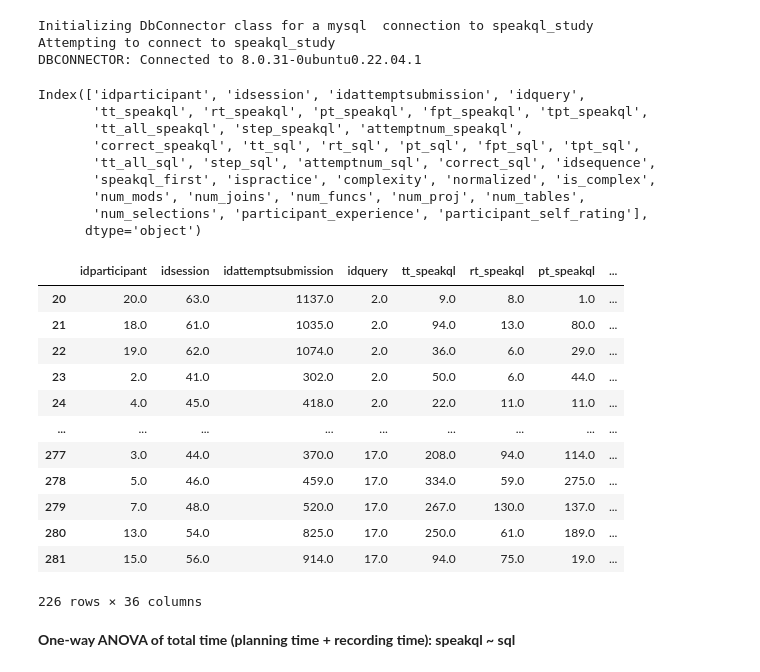
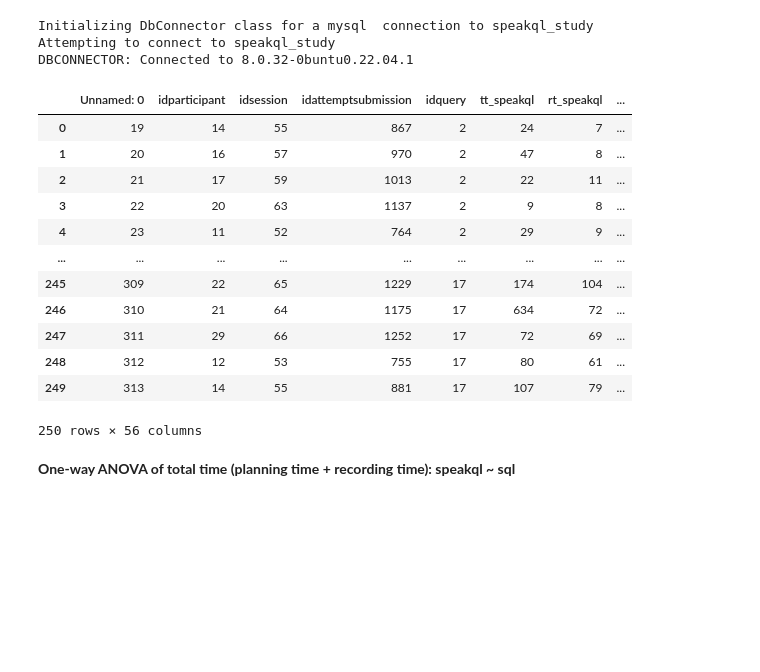
Before and after one commit to KyleLuoma/speakql-user-study-analysis, a Jupyter notebook: Anova and MLR.ipynb, the cells around one changed output. Cells and saved outputs as stored; diff of their text form; code cells hidden in the pictures; blank space fills up the shorter version.

```diff
--- a/Anova and MLR.ipynb
+++ b/Anova and MLR.ipynb
@@ -6,40 +6,42 @@ import scipy.stats as stats
 import statsmodels.api as sm
 import seaborn as sns
 from statsmodels.formula.api import ols
-db = lib.db_connector.DbConnector(db_name = 'speakql_study', verbose = False)
+
+#Set to true if database connection is not available
+local = True
+
+if not local:
+    db = lib.db_connector.DbConnector(db_name = 'speakql_study', verbose = False)
 # %% [output]
 Initializing DbConnector class for a mysql  connection to speakql_study
 Attempting to connect to speakql_study
-DBCONNECTOR: Connected to 8.0.31-0ubuntu0.22.04.1
+DBCONNECTOR: Connected to 8.0.32-0buntu0.22.04.1
 # %%
-query = open("./queries/get_all_correct_queries.sql").read()
-correct_answers = db.do_single_select_query_into_dataframe(query)
-correct_answers = correct_answers.where(correct_answers.ispractice == 0).dropna(how = 'all')
-print(correct_answers.columns)
+if not local:
+    query = open("./queries/get_all_correct_queries.sql").read()
+    correct_answers = db.do_single_select_query_into_dataframe(query)
+    correct_answers = correct_answers.where(correct_answers.ispractice == 0).dropna(how = 'all')
+    print(correct_answers.columns)
+    correct_answers.to_excel('./data/df/anova-and-mlr-correct-answers.xlsx')
+
+else:
+    correct_answers = pd.read_excel('./data/df/anova-and-mlr-correct-answers.xlsx')
+
 correct_answers
 # %% [output]
+|  | Unnamed: 0 | idparticipant | idsession | idattemptsubmission | idquery | tt_speakql | rt_speakql | ... |
+| 0 | 19 | 14 | 55 | 867 | 2 | 24 | 7 | ... |
+| 1 | 20 | 16 | 57 | 970 | 2 | 47 | 8 | ... |
+| 2 | 21 | 17 | 59 | 1013 | 2 | 22 | 11 | ... |
+| 3 | 22 | 20 | 63 | 1137 | 2 | 9 | 8 | ... |
+| 4 | 23 | 11 | 52 | 764 | 2 | 29 | 9 | ... |
+| ... | ... | ... | ... | ... | ... | ... | ... | ... |
+| 245 | 309 | 22 | 65 | 1229 | 17 | 174 | 104 | ... |
+| 246 | 310 | 21 | 64 | 1175 | 17 | 634 | 72 | ... |
+| 247 | 311 | 29 | 66 | 1252 | 17 | 72 | 69 | ... |
+| 248 | 312 | 12 | 53 | 755 | 17 | 80 | 61 | ... |
+| 249 | 313 | 14 | 55 | 881 | 17 | 107 | 79 | ... |
-Index(['idparticipant', 'idsession', 'idattemptsubmission', 'idquery',
-       'tt_speakql', 'rt_speakql', 'pt_speakql', 'fpt_speakql', 'tpt_speakql',
-       'tt_all_speakql', 'step_speakql', 'attemptnum_speakql',
-       'correct_speakql', 'tt_sql', 'rt_sql', 'pt_sql', 'fpt_sql', 'tpt_sql',
-       'tt_all_sql', 'step_sql', 'attemptnum_sql', 'correct_sql', 'idsequence',
-       'speakql_first', 'ispractice', 'complexity', 'normalized', 'is_complex',
-       'num_mods', 'num_joins', 'num_funcs', 'num_proj', 'num_tables',
-       'num_selections', 'participant_experience', 'participant_self_rating'],
-      dtype='object')
+250 rows × 56 columns
-|  | idparticipant | idsession | idattemptsubmission | idquery | tt_speakql | rt_speakql | pt_speakql | ... |
-| 20 | 20.0 | 63.0 | 1137.0 | 2.0 | 9.0 | 8.0 | 1.0 | ... |
-| 21 | 18.0 | 61.0 | 1035.0 | 2.0 | 94.0 | 13.0 | 80.0 | ... |
-| 22 | 19.0 | 62.0 | 1074.0 | 2.0 | 36.0 | 6.0 | 29.0 | ... |
-| 23 | 2.0 | 41.0 | 302.0 | 2.0 | 50.0 | 6.0 | 44.0 | ... |
-| 24 | 4.0 | 45.0 | 418.0 | 2.0 | 22.0 | 11.0 | 11.0 | ... |
-| ... | ... | ... | ... | ... | ... | ... | ... | ... |
-| 277 | 3.0 | 44.0 | 370.0 | 17.0 | 208.0 | 94.0 | 114.0 | ... |
-| 278 | 5.0 | 46.0 | 459.0 | 17.0 | 334.0 | 59.0 | 275.0 | ... |
-| 279 | 7.0 | 48.0 | 520.0 | 17.0 | 267.0 | 130.0 | 137.0 | ... |
-| 280 | 13.0 | 54.0 | 825.0 | 17.0 | 250.0 | 61.0 | 189.0 | ... |
-| 281 | 15.0 | 56.0 | 914.0 | 17.0 | 94.0 | 75.0 | 19.0 | ... |
-226 rows × 36 columns
 # %% [markdown]
 **One-way ANOVA of total time (planning time + recording time): speakql ~ sql**
 # %%
```
Also changed, not shown: parts of 8 cells of this notebook, 15 other files.
